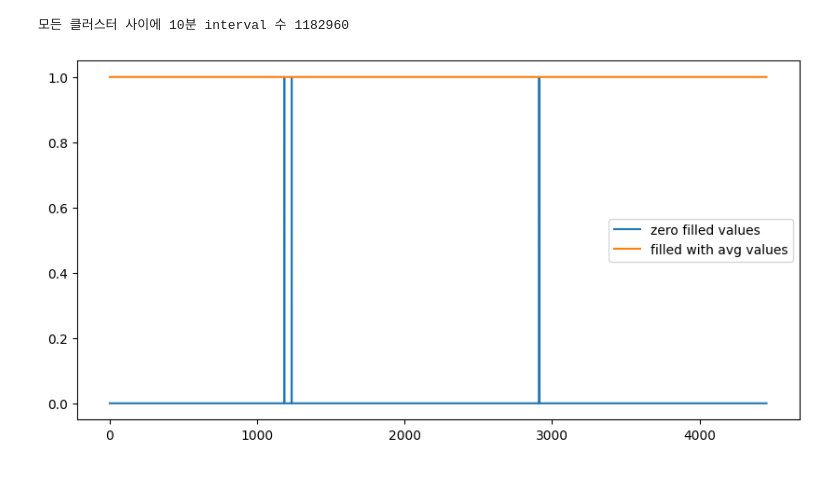
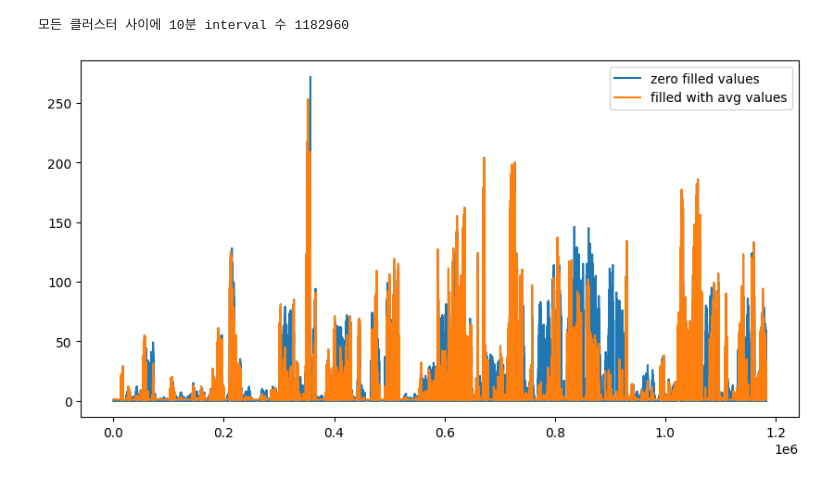
Before and after one commit to SoftwareApplicatiokn/newyork_taxi, a Jupyter notebook: read_file.ipynb, the cells around one changed output. Saved outputs shown, nothing was run; the diff lists cells and outputs as text; code cells hidden in the pictures.

```diff
--- a/read_file.ipynb
+++ b/read_file.ipynb
@@ -643,7 +643,7 @@ def add_pickup_bins(frame, month, year):
 jan_2018_frame = add_pickup_bins(frame_with_durations_outliers_removed, 1, 2018)
 # %%
 # 2018년도 1월 시간과 지역별 그룹화
-jan_2018_groupby = jan_2018_frame[['PULocationID', 'pickup_bins', 'trip_distance']].groupby(['PULocationID', 'pickup_bins'])
+jan_2018_groupby = jan_2018_frame[['PULocationID', 'pickup_bins', 'trip_distance']].groupby(['PULocationID', 'pickup_bins']).count()
 # %%
 jan_2018_frame.head()
 # %% [output]
@@ -920,10 +923,11 @@ print("모든 클러스터 사이에 10분 interval 수", len(jan_2018_fill))
 # %% [output]
 모든 클러스터 사이에 10분 interval 수 1182960
 # %%
+# 2018-01 10분 interval 탑승 빈도
 plt.figure(figsize=(10, 5))
-plt.plot(jan_2018_fill[4464:8920], label = "zero filled values")
-plt.plot(jan_2018_smooth[4464:8920], label="filled with avg values")
+plt.plot(jan_2018_fill[0:1182960], label = "zero filled values")
+plt.plot(jan_2018_smooth[0:1182960], label="filled with avg values")
 plt.legend()
 plt.show()
 # %% [output]
-[figure, old version]
+[figure, new version]
```
Also changed, not shown: parts of 16 cells of this notebook.
